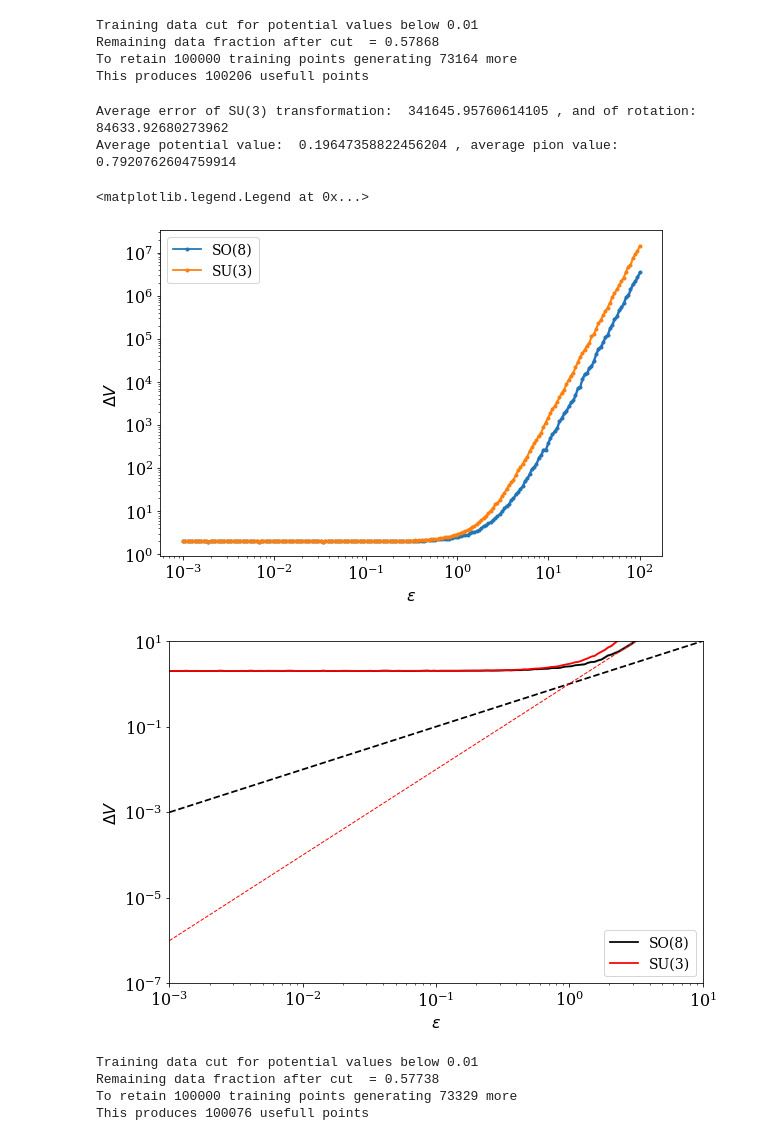
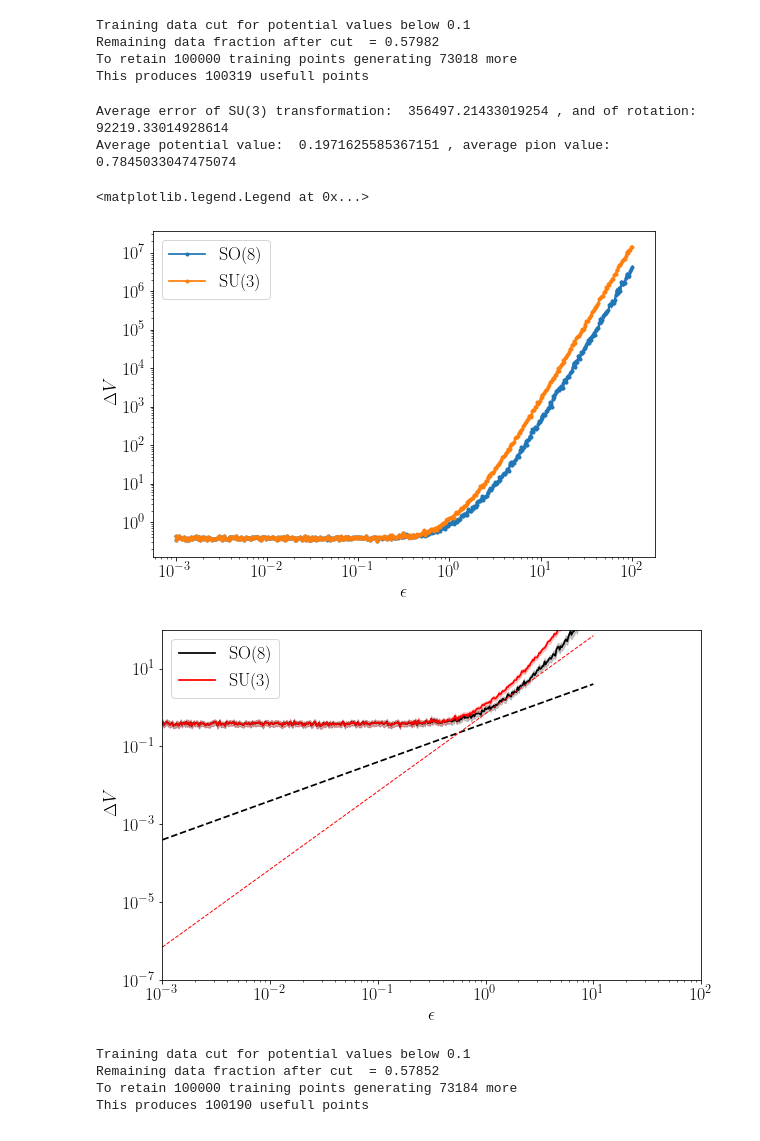
Before and after one commit to seancraven/Level-4-Masters-Project, a Jupyter notebook: Symmetry_Detection/ideal_symmetry_noise.ipynb, the cells around one changed output. Cells and saved outputs as stored; diff of their text form; code cells hidden in the pictures.

```diff
--- a/Symmetry_Detection/ideal_symmetry_noise.ipynb
+++ b/Symmetry_Detection/ideal_symmetry_noise.ipynb
@@ -10,12 +10,12 @@ import seaborn as sb
 import matplotlib
 import matplotlib.pyplot as plt
 ## setup latex plotting
-#plt.rc('text', usetex=True)
-plt.rc('font', family='serif')
+plt.rc('text', usetex=True)
+
 ## make font size bigger
-matplotlib.rcParams.update({'font.size': 16})
+matplotlib.rcParams.update({'font.size': 18})
 ## but make legend smaller
-matplotlib.rcParams.update({'legend.fontsize': 14})
+matplotlib.rcParams.update({'legend.fontsize': 18})
 ## change line thickness
 matplotlib.rcParams.update({'lines.linewidth' : 1.75})
 
@@ -112,13 +112,16 @@ def apply_trans(trans,vec):
 # Compare Transformations
 epsmax = 100
 epsmin = 0.001
-eps_intervals=200
+eps_intervals=500
 number_predictions=100000
-cutoff = 0.01
-noisy_fields_and_pot = cf.noisy(0.03).data(number_predictions,cutoff = cutoff)
+cutoff = 0.1
+sigma  = 0.1
+
+noisy_fields_and_pot = cf.noisy(sigma).data(number_predictions,cutoff = cutoff,keep_dim = True)
+
 pi     = noisy_fields_and_pot[:,:8]
 dpi    = noisy_fields_and_pot[:,8:16]
-orig_V = noisy_fields_and_pot[:,-1]
+orig_V = -1*noisy_fields_and_pot[:,16]
 # Get epsilons, create copies
 eps_vals=np.logspace(np.log10(epsmin),np.log10(epsmax),num=eps_intervals)
 eps = np.zeros(number_predictions)
@@ -152,18 +155,18 @@ SU_Vdiff = (SU_V - orig_V)/orig_V
 
 rand_means = np.mean(np.hstack([np.abs(pi) , np.abs(dpi)]),axis=-1)
 # %% [output]
-Training data cut for potential values below 0.01
-Remaining data fraction after cut  = 0.57868
-To retain 100000 training points generating 73164 more
-This produces 100206 usefull points
+Training data cut for potential values below 0.1
+Remaining data fraction after cut  = 0.57982
+To retain 100000 training points generating 73018 more
+This produces 100319 usefull points
 # %%
 print("Average error of SU(3) transformation: ",np.mean(np.abs(SU_Vdiff)),
       ", and of rotation: ",np.mean(np.abs(SO_Vdiff)))
 
 print("Average potential value: ",np.mean(np.abs(orig_V)),", average pion value:",np.mean(rand_means))
 # %% [output]
-Average error of SU(3) transformation:  341645.95760614105 , and of rotation:  84633.92680273962
-Average potential value:  0.19647358822456204 , average pion value: 0.7920762604759914
+Average error of SU(3) transformation:  356497.21433019254 , and of rotation:  92219.33014928614
+Average potential value:  0.1971625585367151 , average pion value: 0.7845033047475074
 # %%
 # Standard error by hand to compare with seaborn lineplot
 
@@ -199,7 +202,7 @@ ax.legend()
 #fig.savefig('DeltaV.png',dpi=200)
 # %% [output]
 <matplotlib.legend.Legend at 0x...>
-[figure, old version]
+[figure, new version]
 # %%
 ###Find offsets so fit lines line up
 so_grad, so_intercept,_,_,_ = stats.linregress(eps_vals,abs(mean_SO))
@@ -207,33 +212,35 @@ su_intercept = 10**stats.linregress(np.log10(eps_vals),np.log10(abs(mean_SU)))[0
 # %%
 fig,ax = plt.subplots(1,figsize=(9,6))
 
 
 data = pd.DataFrame({'epsilon':eps,'SOdiff':np.abs(SO_Vdiff),'SUdiff':np.abs(SU_Vdiff)})
 sb.lineplot(data=data,x='epsilon',y='SOdiff',label='SO({:})'.format(N*N-1),ci=99,color = 'black' )
 sb.lineplot(data=data,x='epsilon',y='SUdiff',label='SU({:})'.format(N),ci=99, color = 'Red')
+#sb.lineplot(data=no_noise_data,x='epsilon',y='SOdiff',label='SO({:})'.format(N*N-1),ci=99,color = 'black' , linestyle = '',marker = '+')
+#sb.lineplot(data=no_noise_data,x='epsilon',y='SUdiff',label='SU({:})'.format(N),ci=99, color = 'Red', linestyle = '',marker = '+')
 
 
 
 x = np.logspace(-3,1,100)
 y1 = np.exp(x)-(1+x)
 y = 1/(1-x)-(1)
 #ax.plot(x,y,color="green")
-ax.plot(x,x,color="Black",linestyle='--')
+ax.plot(x,x*0.4,color="Black",linestyle='--')
 ax.grid(False)
 #ax.plot(x,y1,color="orange")
-ax.plot(x,(x**2),color="Red",linestyle='--',linewidth = 1)
+ax.plot(x,(x**2)*0.7,color="Red",linestyle='--',linewidth = 1)
 
 
 ax.set_xlabel(r'$\epsilon$')
 ax.set_ylabel(r'$\Delta V$')
 ax.set_xscale('log')
 ax.set_yscale('log')
 ax.grid(False)
 ax.legend()
-ax.set_ylim(1e-7,10)
-ax.set_xlim(1e-3,10)
+ax.set_ylim(1e-7,100)
+ax.set_xlim(1e-3,100)
 fig.tight_layout()
 fig.savefig('DeltaV.jpeg',dpi=200,transparent=False)
 # %% [output]
-[figure, old version]
+[figure, new version]
 # %%
@@ -241,10 +248,10 @@ data.to_csv('../Data_Training/analytic_delta_v_with_noise.csv')
 # %%
 
-test_data = cf.noisy(0.03).data(10**5,cutoff = cutoff)
+test_data = cf.noisy(sigma).data(10**5,cutoff = cutoff)
 test_x,v = test_data[:,:16], test_data[:,16]
 # %% [output]
-Training data cut for potential values below 0.01
-Remaining data fraction after cut  = 0.57738
-To retain 100000 training points generating 73329 more
-This produces 100076 usefull points
+Training data cut for potential values below 0.1
+Remaining data fraction after cut  = 0.57852
+To retain 100000 training points generating 73184 more
+This produces 100190 usefull points
 # %%
```
Also changed, not shown: parts of 15 cells of this notebook, 15 other files.
